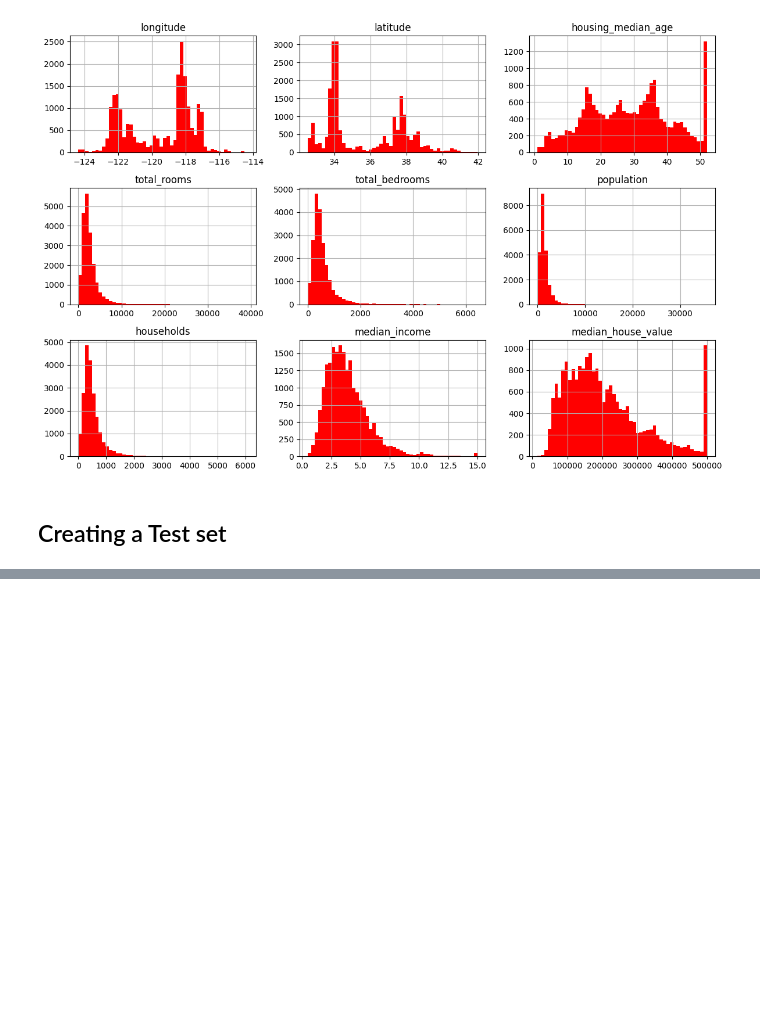
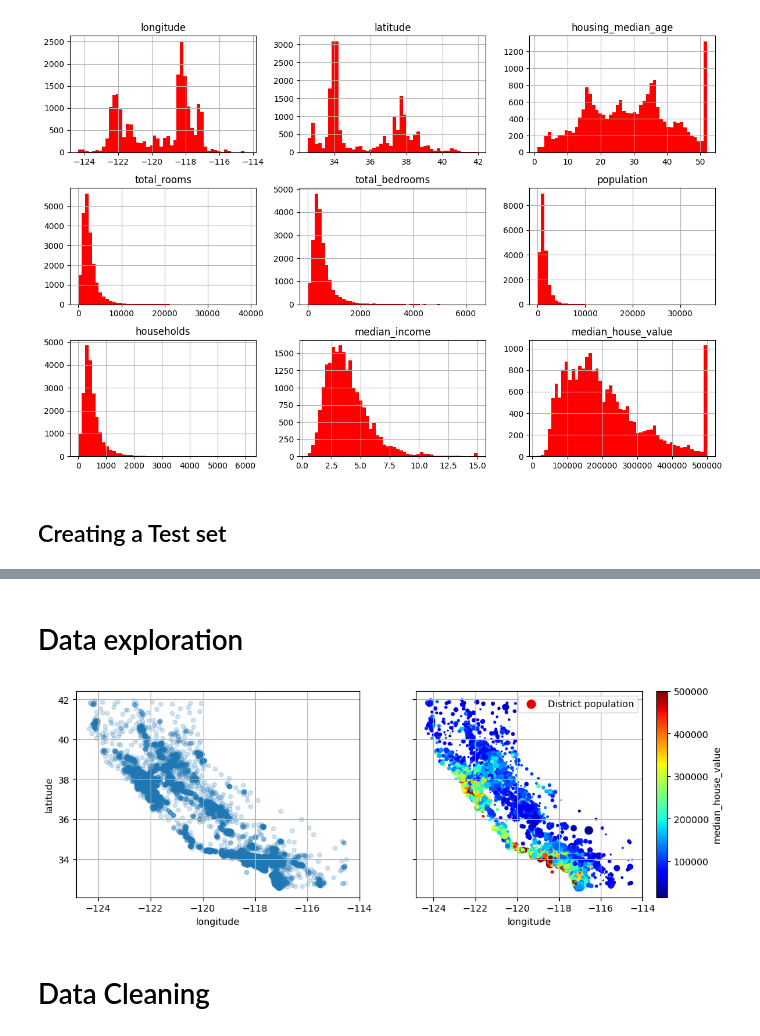
Before and after one commit to yossiyanouhartman/Hands-On-Machine-Learning-with-Scikit-Learn-and-TensorFlow, a Jupyter notebook: CH2_end-to-end-ML-project.ipynb, the cells around one changed output, grey strips where cells are left out. Cells and saved outputs as stored; diff of their text form; code cells hidden in the pictures; blank space fills up the shorter version.

```diff
--- a/CH2_end-to-end-ML-project.ipynb
+++ b/CH2_end-to-end-ML-project.ipynb
@@ -140,3 +133,9 @@ train_set, test_set = train_test_split(housing, test_size=0.2, random_state=42)
 housing["income_cat"] = pd.cut(housing["median_income"],
                                bins=[0., 1.5, 3.0, 4.5, 6., np.inf],
                                labels=[1, 2, 3, 4, 5])
+# %%
+# We can also apply a stratified shuffle. By doing so, we keep the ratio's of the training set equal to the testing set, given specific column(s).
+train_set, test_set = train_test_split(housing, test_size=0.2, random_state=42, stratify=housing['income_cat'])
+
+display('train', train_set["income_cat"].value_counts(normalize=True).sort_index())
+display('test', test_set["income_cat"].value_counts(normalize=True).sort_index())
@@ -142,0 +159,17 @@ housing["income_cat"] = pd.cut(housing["median_income"],
+# %% [markdown]
+# Data exploration
+# %%
+housing = train_set.drop(columns=['income_cat'], axis=1).copy()
+# %%
+# Simple graph
+
+fig, axes = plt.subplots(nrows=1, ncols=2, figsize = (12,4), sharey = True)
+
+housing.plot(kind = 'scatter', ax=axes[0], x = 'longitude', y = 'latitude', grid = True, alpha = 0.2)
+housing.plot(kind = 'scatter', ax=axes[1], x = 'longitude', y = 'latitude', grid = True, s = housing['population'] / 100, label = 'District population', c = 'median_house_value', cmap = 'jet', colorbar = True, legend = True )
+
+plt.show()
+# %% [output]
+[figure, added]
+# %% [markdown]
+# Data Cleaning
```
Also changed, not shown: parts of 10 cells of this notebook, 2 other files.
